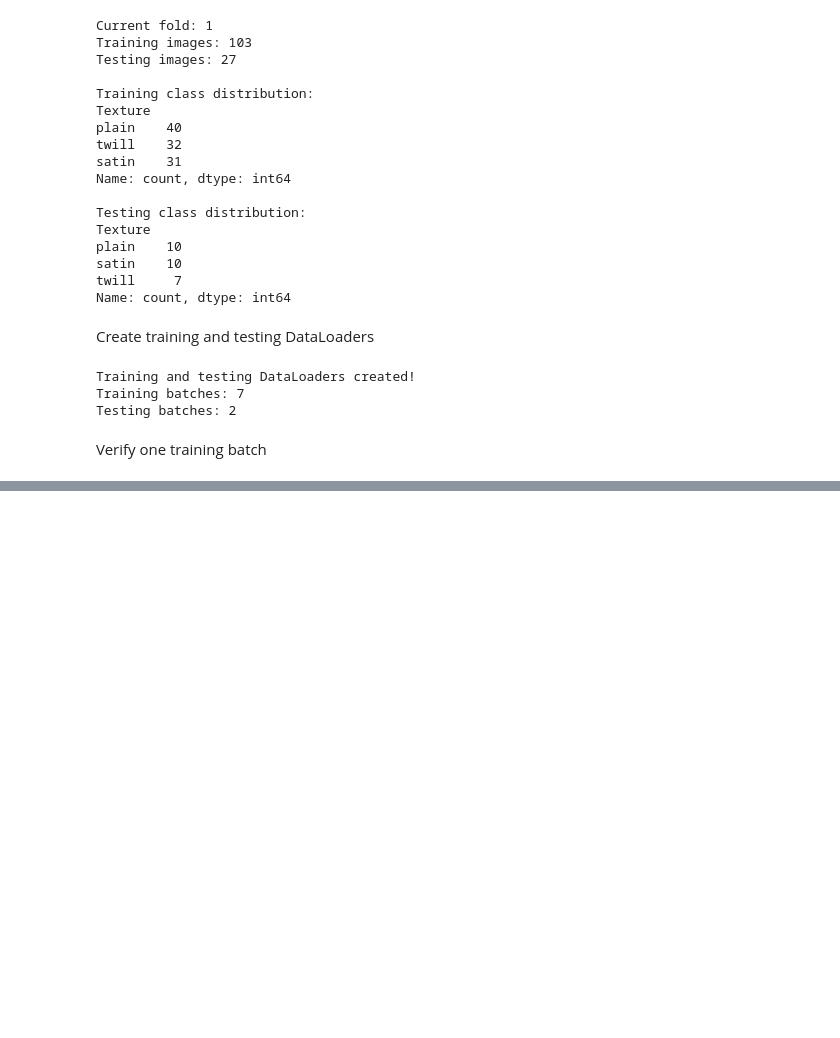
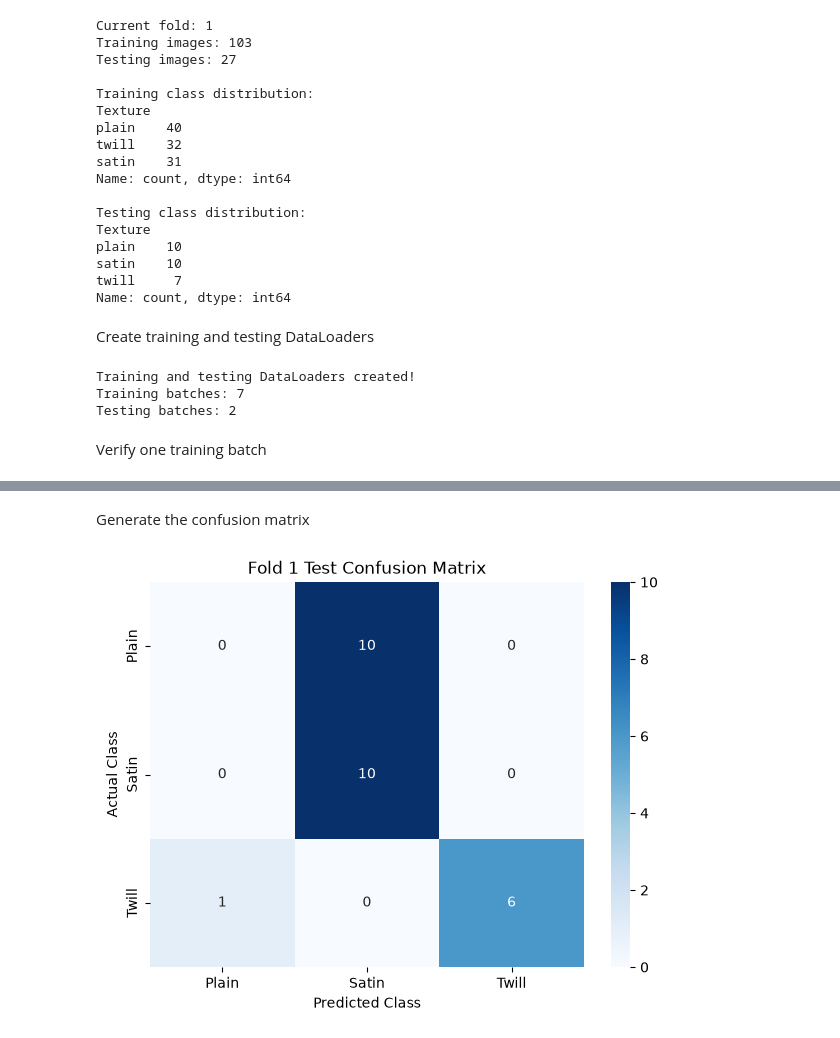
Before and after one commit to DivanLakshika/masters-capstone-ml-project-268468L, a Jupyter notebook: notebooks/02_model_training.ipynb, the cells around one changed output, grey strips where cells are left out. Saved outputs shown, nothing was run; the diff lists cells and outputs as text; code cells hidden in the pictures; blank space fills up the shorter version.

```diff
--- a/notebooks/02_model_training.ipynb
+++ b/notebooks/02_model_training.ipynb
@@ -289,0 +841,11 @@ final classification layer for the three woven fabric classes.
+# %%
+# Load the saved model weights
+model.load_state_dict(
+    torch.load(model_path, map_location=device, weights_only=True)
+)
+
+# Set the model to evaluation mode
+model.eval()
+
+print("Saved model loaded successfully.")
+print("Model is ready for test evaluation.")
@@ -289,0 +934,33 @@ final classification layer for the three woven fabric classes.
+# %% [markdown]
+Generate the confusion matrix
+# %%
+import seaborn as sns
+import matplotlib.pyplot as plt
+from sklearn.metrics import confusion_matrix
+
+# Create confusion matrix
+cm = confusion_matrix(
+    all_labels,
+    all_predictions,
+    labels=[0, 1, 2]
+)
+
+# Plot confusion matrix
+plt.figure(figsize=(7, 5))
+
+sns.heatmap(
+    cm,
+    annot=True,
+    fmt="d",
+    cmap="Blues",
+    xticklabels=["Plain", "Satin", "Twill"],
+    yticklabels=["Plain", "Satin", "Twill"]
+)
+
+plt.xlabel("Predicted Class")
+plt.ylabel("Actual Class")
+plt.title("Fold 1 Test Confusion Matrix")
+
+plt.show()
+# %% [output]
+[figure, added]
```
Also changed, not shown: parts of 63 cells of this notebook.
